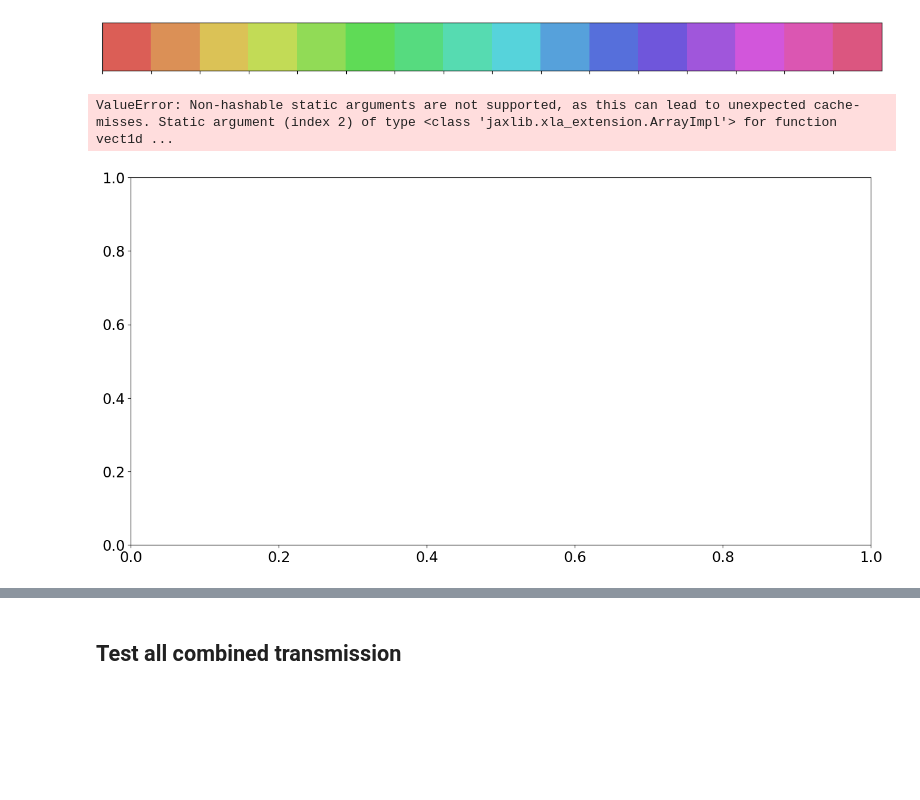
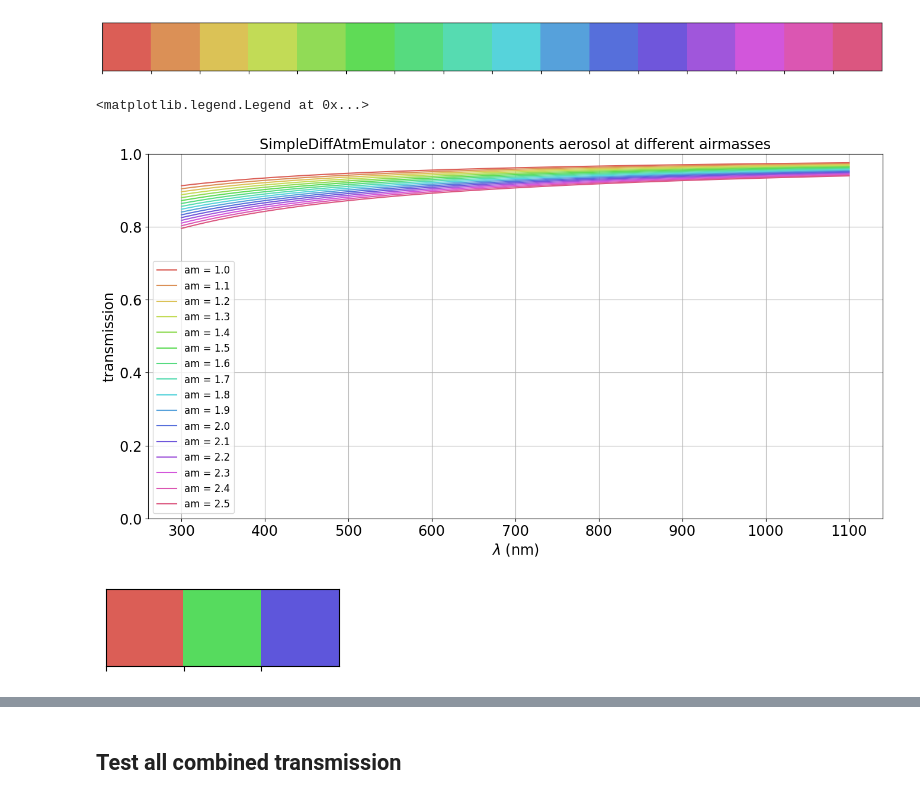
Before and after one commit to sylvielsstfr/AtmEmulator, a Jupyter notebook: docs/notebooks/diffemulator/test_SimlDiffEmulator-withvect1d.ipynb, the cells around one changed output, grey strips where cells are left out. Cells and saved outputs as stored; diff of their text form; code cells hidden in the pictures; blank space fills up the shorter version.

```diff
--- a/docs/notebooks/diffemulator/test_SimlDiffEmulator-withvect1d.ipynb
+++ b/docs/notebooks/diffemulator/test_SimlDiffEmulator-withvect1d.ipynb
@@ -204,46 +205,26 @@ hls_colors = sns.color_palette("hls", NAM)
 sns.palplot(hls_colors)
 # %% [output]
 [figure]
-# %%
-ncomp=0
-
-fig, ax = plt.subplots()
-for idx,am in enumerate(airmasses):
-
-    transm = emul.vect1d_Aerosolstransparency(WL,am,ncomp)
-    ax.plot(WL,transm,color=hls_colors[idx])
-
-ax.set_ylim(0,1.1)
-
-title = f"SimpleDiffAtmEmulator : no aerosol transmission, am = {am0:.1f}"
-ax.set_title(title)
-ax.set_xlabel("$\lambda$ (nm)")
-ax.set_ylabel("transmission")
-# place a text box in upper left in axes coords
-#ax.text(0.5, 0.05, textboxstr, transform=ax.transAxes, fontsize=14,verticalalignment='bottom', bbox=textboxprops)
-ax.grid()
-ax.legend()
-# %% [output]
-ValueError: Non-hashable static arguments are not supported, as this can lead to unexpected cache-misses. Static argument (index 2) of type <class 'jaxlib.xla_extension.ArrayImpl'> for function vect1d ...
-[figure, removed]
 # %%
-taus = [0.05, 0.01]
-betas = [- 1.0, -2]
-ncomp=2
+tau = 0.05
+beta = - 1.0
 
 fig, ax = plt.subplots()
 for idx,am in enumerate(airmasses):
 
-    transm = emul.GetAerosolsTransparencies1DArray(WL,am,ncomp,taus,betas)
+    transm = emul.vect1d_Aerosolstransparency(WL,am,tau,beta)
     label = f"am = {am:.1f}"
     ax.plot(WL,transm,color=hls_colors[idx],label=label)
 
 ax.set_ylim(0,1)
-title = f"SimpleDiffAtmEmulator : two components aerosols at different airmasses"
+title = f"SimpleDiffAtmEmulator : onecomponents aerosol at different airmasses"
 ax.set_title(title)
 ax.set_xlabel("$\lambda$ (nm)")
 ax.set_ylabel("transmission")
 # place a text box in upper left in axes coords
 #ax.text(0.5, 0.05, textboxstr, transform=ax.transAxes, fontsize=14,verticalalignment='bottom', bbox=textboxprops)
 ax.grid()
 ax.legend()
+# %% [output]
+<matplotlib.legend.Legend at 0x...>
+[figure, added]
@@ -261,3 +231,16 @@ sns.palplot(hls_colors)
+# %%
+all_taus = [0.01, 0.05, 0.1]
+betas = [- 1.0]
+beta = betas[0]
+ncomp=1
+am=1
+
+NTAUS = len(all_taus)
+
+hls_colors = sns.color_palette("hls", NTAUS)
+sns.palplot(hls_colors)
+# %% [output]
+[figure, added]
 # %%
 am  = 1
 
```
Also changed, not shown: parts of 9 cells of this notebook, 3 other files.
